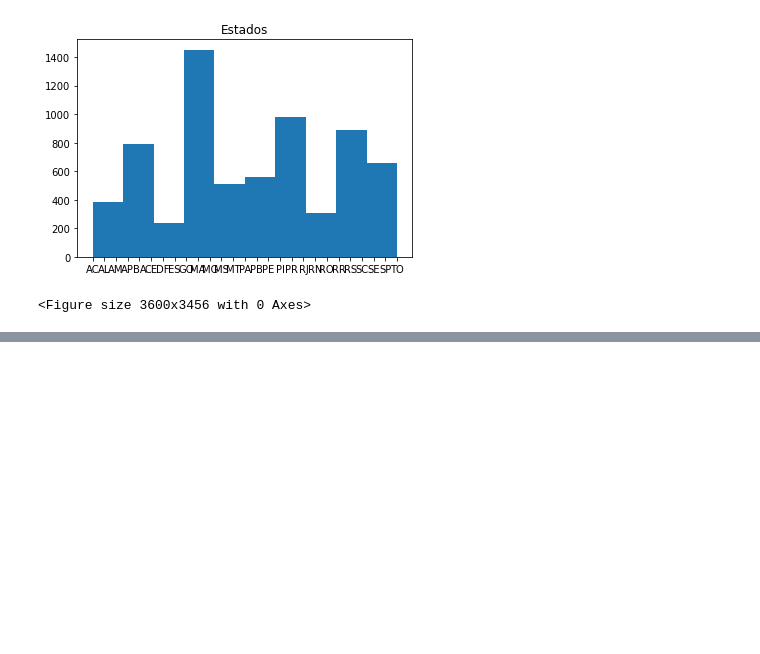
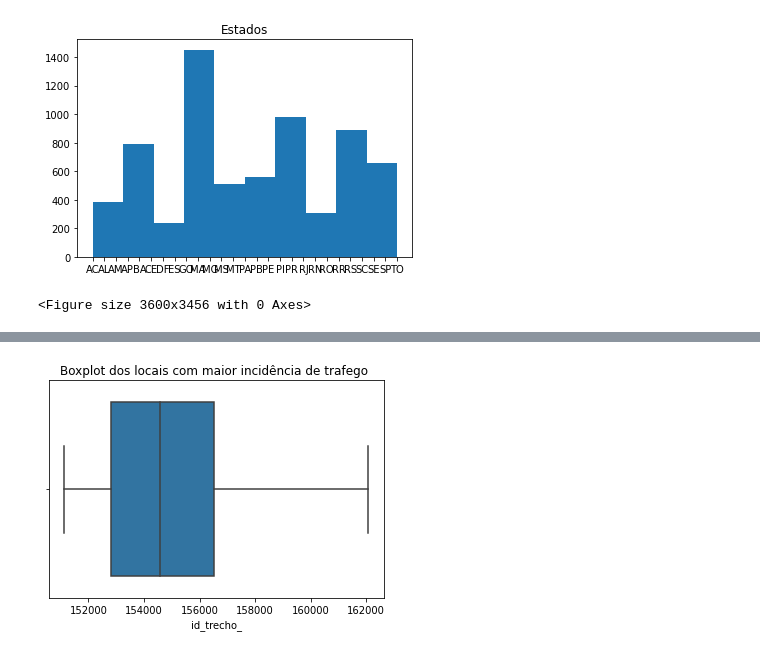
Before and after one commit to WandersonGustavo/Imersao_Alura, a Jupyter notebook: dnit_dados.ipynb, the cells around one changed output, grey strips where cells are left out. Drawn from its saved outputs; the diff is of its cells as text; code cells hidden in the pictures; blank space fills up the shorter version.

```diff
--- a/dnit_dados.ipynb
+++ b/dnit_dados.ipynb
@@ -83,0 +103,5 @@ histogramaUF
+# %%
+#na sequencia um boxplot relacionado aos em cada local
+bpLocais=sns.boxplot(base['id_trecho_']).set_title("Boxplot dos locais com maior incidência de trafego ")
+# %% [output]
+[figure, added]
```
Also changed, not shown: parts of 8 cells of this notebook.
